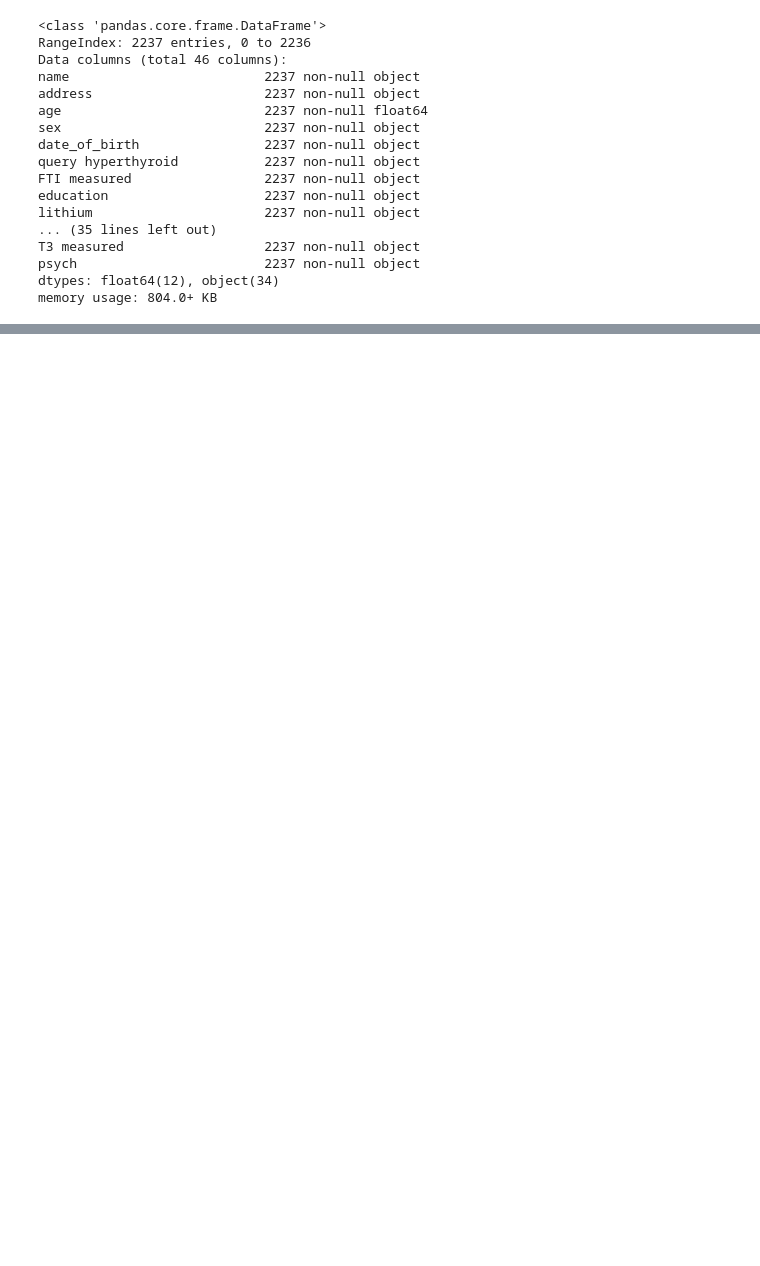
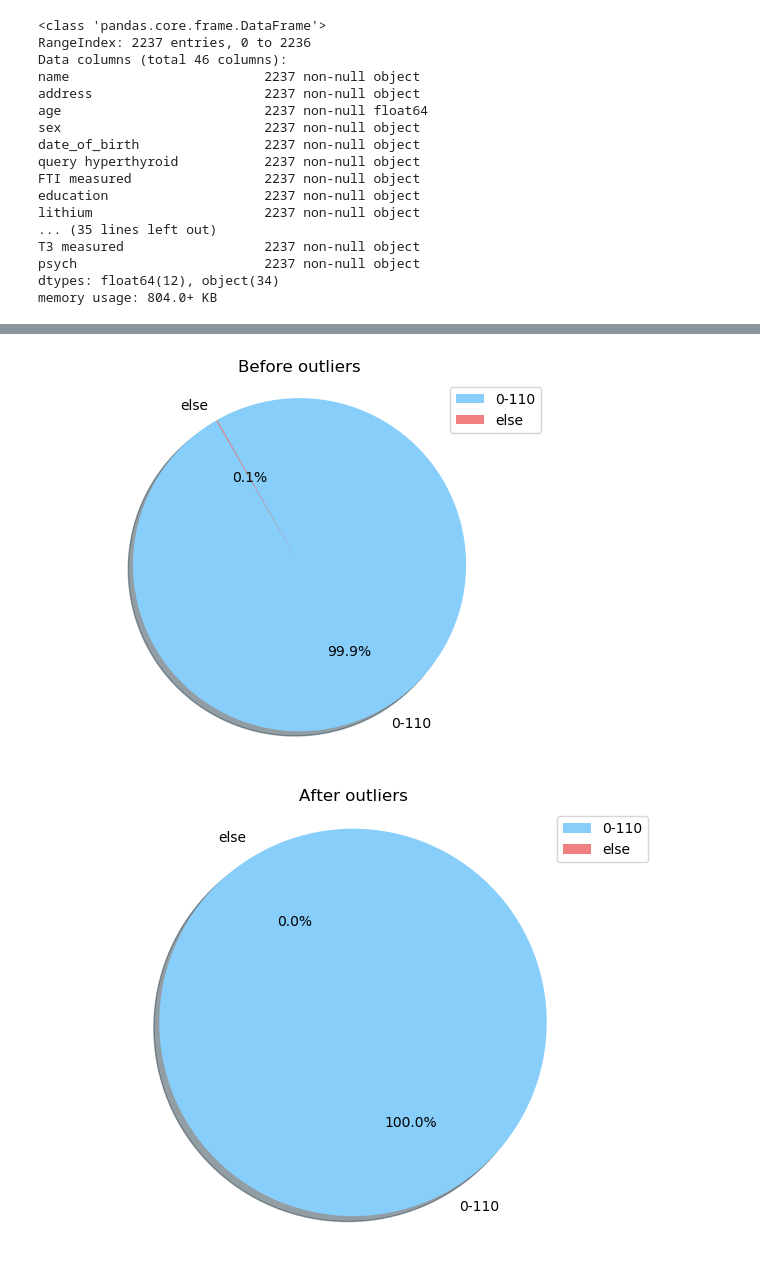
Before and after one commit to zuhi6/IAU-Projekt, a Jupyter notebook: Projekt_2_faza.ipynb, the cells around one changed output, grey strips where cells are left out. Drawn from its saved outputs; the diff is of its cells as text; code cells hidden in the pictures; blank space fills up the shorter version.

Commit message:
graphs added

```diff
--- a/Projekt_2_faza.ipynb
+++ b/Projekt_2_faza.ipynb
@@ -344,7 +346,7 @@ class OutlayersRemoval(TransformerMixin):
 
 
 true_false_columns = ["sick","T3 measured","query hypothyroid", "query hyperthyroid","FTI measured","lithium","TT4 measured", "pregnant",
-                     "thyroid surgery","TSH measured","query on thyroxine","I131 treatment","on thyroxine","psych", "T4U measured", "tumor",
+                     "thyroid surgery","TBG measured","TSH measured","query on thyroxine","I131 treatment","on thyroxine","psych", "T4U measured", "tumor",
                     "goitre","hypopituitary","on antithyroid medication"]
 
 categorical_columns = ["sick","query hypothyroid", "query hyperthyroid","FTI measured","lithium","TT4 measured", "pregnant",
@@ -409,0 +409,41 @@ memory usage: 804.0+ KB
+# %%
+def ShowPieChart(data,when):
+    ages = '0-110', 'else'
+    hist = [0,0]
+    y_pos = np.arange(len(ages))
+    for item, frame in data.iteritems():
+        if math.isnan(frame):
+            hist[1] = hist[1] + 1
+        if frame > 110:
+            hist[1] = hist[1] + 1
+        if frame > 0 and frame < 110:
+            hist[0] = hist[0] + 1
+        if frame < 0:
+            hist[1] = hist[1] + 1
+
+    labels = ['0-110','else']
+    sizes = [hist[0], hist[1]]
+    colors = ['lightskyblue', 'lightcoral']
+
+    plt.title(when)
+    plt.pie(sizes, labels=labels, colors=colors,
+            autopct='%1.1f%%', shadow=True, startangle=120)
+    plt.legend(patches, labels, loc="best")
+    plt.axis('equal')
+    plt.figure(0)
+    plt.tight_layout()
+# %%
+ShowPieChart(personal_data["age"], "Before outliers")
+
+ShowPieChart(merged["age"],"After outliers")
+
+plt.show()
+
+
+
+
+#Ako môžeme vidieť, tak pred čistením dát máme 99,9% úspešných vekov, no z pomedzi všetkých záznamov sa našli aj také, ktoré
+#obsahovali NaN, zápornú hodnotu, alebo väčší vek ako 110
+# %% [output]
+[figure, added]
+[figure, added]
```
Also changed, not shown: parts of 9 cells of this notebook.
